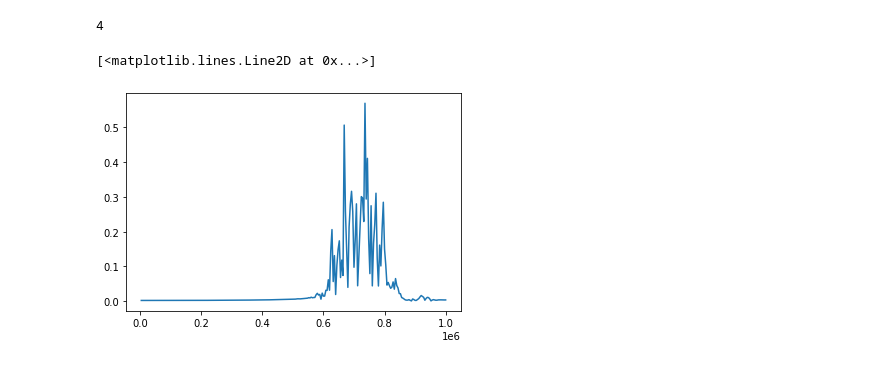
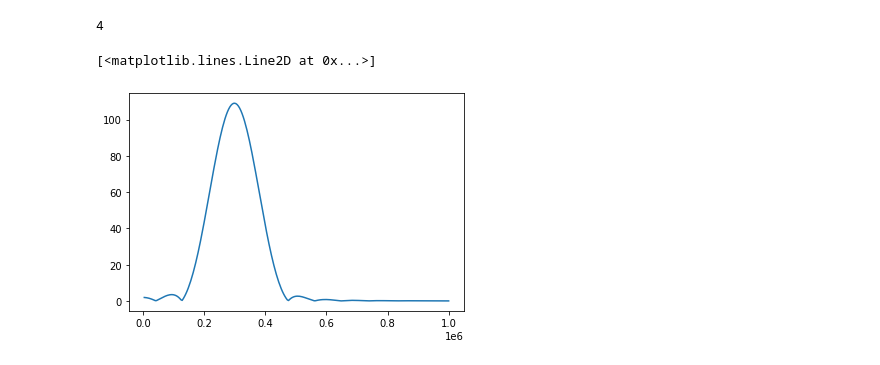
Before and after one commit to dimkarasav/genex, a Jupyter notebook: Make_dataframe.ipynb, the cells around one changed output. Drawn from its saved outputs; the diff is of its cells as text; code cells hidden in the pictures.

```diff
--- a/Make_dataframe.ipynb
+++ b/Make_dataframe.ipynb
@@ -305,7 +306,7 @@ for simID in range(0,len(sensors)):
     sensor4_freq_list.append(Sensor4_freq)
     sensor4_amp_list.append(Sensor4_amp)
 # %%
-plt.plot(sensor4_freq_list[0],sensor4_amp_list[0])
+plt.plot(sensor1_freq_list[0],sensor1_amp_list[0])
 # %% [output]
 [<matplotlib.lines.Line2D at 0x...>]
-[figure, old version]
+[figure, new version]
```
Also changed, not shown: parts of 16 cells of this notebook, 1 other file.
